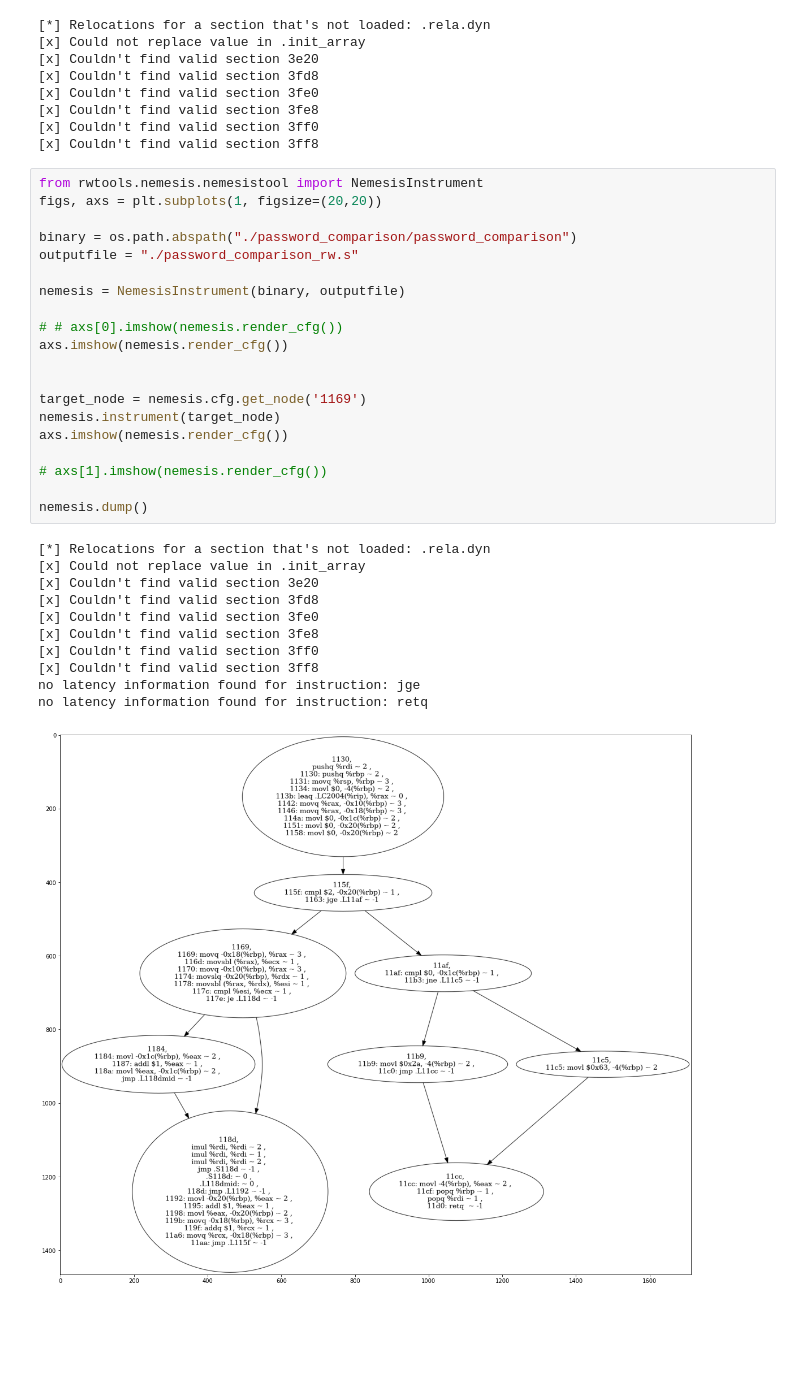
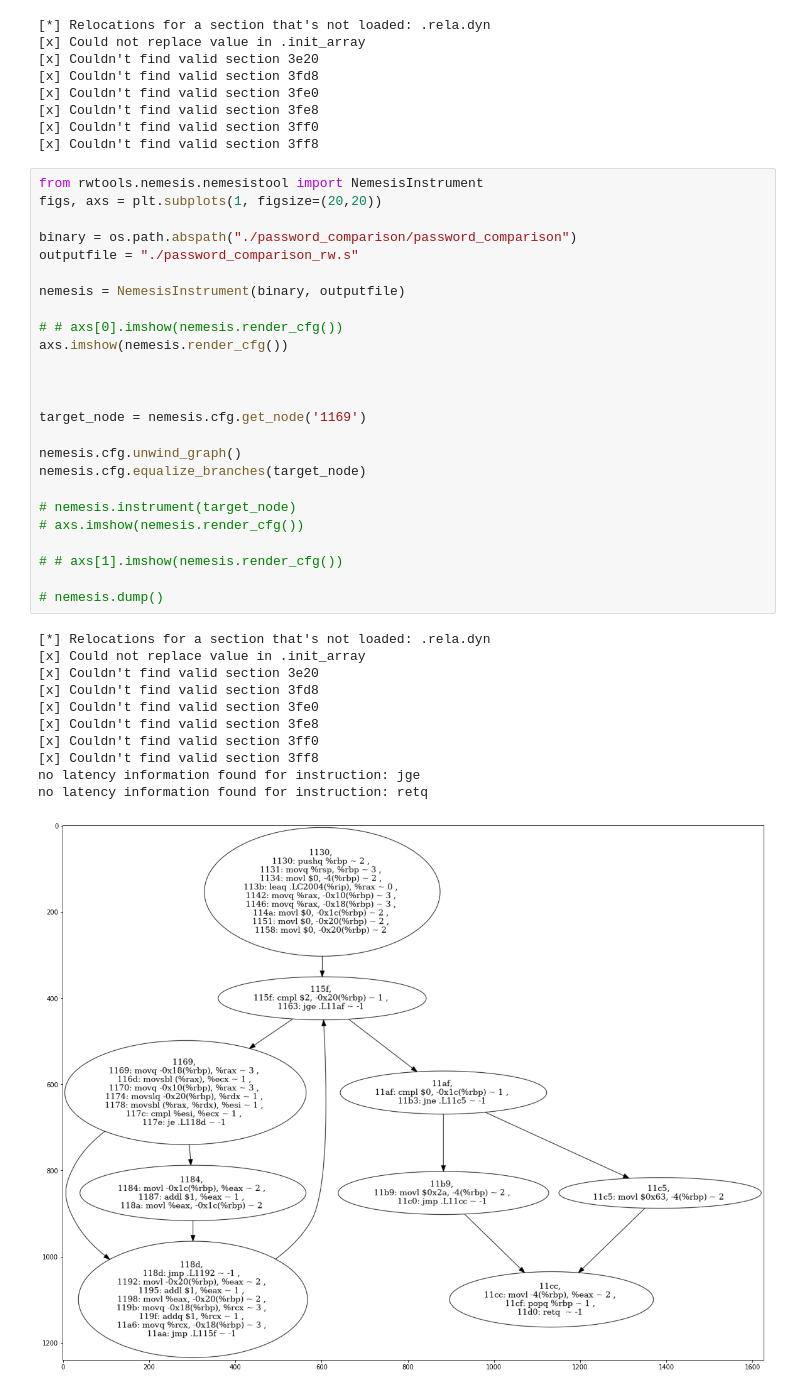
Before and after one commit to DBGilles/NemesisRetroWrite, a Jupyter notebook: retrowrite/rwtools/nemesis/samples_notebooks/8.0-password_comparison.ipynb, the cells around one changed output. Drawn from its saved outputs; the diff is of its cells as text; blank space fills up the shorter version.

```diff
--- a/retrowrite/rwtools/nemesis/samples_notebooks/8.0-password_comparison.ipynb
+++ b/retrowrite/rwtools/nemesis/samples_notebooks/8.0-password_comparison.ipynb
@@ -39,35 +41,40 @@ rw.dump()
 # %%
 from rwtools.nemesis.nemesistool import NemesisInstrument
 figs, axs = plt.subplots(1, figsize=(20,20))
 
 binary = os.path.abspath("./password_comparison/password_comparison")
 outputfile = "./password_comparison_rw.s"
 
 nemesis = NemesisInstrument(binary, outputfile)
 
 # # axs[0].imshow(nemesis.render_cfg())
 axs.imshow(nemesis.render_cfg())
 
 
+
 target_node = nemesis.cfg.get_node('1169')
-nemesis.instrument(target_node)
-axs.imshow(nemesis.render_cfg())
 
-# axs[1].imshow(nemesis.render_cfg())
+nemesis.cfg.unwind_graph()
+nemesis.cfg.equalize_branches(target_node)
 
-nemesis.dump()
+# nemesis.instrument(target_node)
+# axs.imshow(nemesis.render_cfg())
+
+# # axs[1].imshow(nemesis.render_cfg())
+
+# nemesis.dump()
 # %% [output]
 [*] Relocations for a section that's not loaded: .rela.dyn
 [x] Could not replace value in .init_array
 [x] Couldn't find valid section 3e20
 [x] Couldn't find valid section 3fd8
 [x] Couldn't find valid section 3fe0
 [x] Couldn't find valid section 3fe8
 [x] Couldn't find valid section 3ff0
 [x] Couldn't find valid section 3ff8
 no latency information found for instruction: jge
 no latency information found for instruction: retq
-[figure, old version]
+[figure, new version]
 # %%
 figs, axs = plt.subplots(1, figsize=(20,20))
 
```
Also changed, not shown: parts of 2 cells of this notebook, 1 other file.
